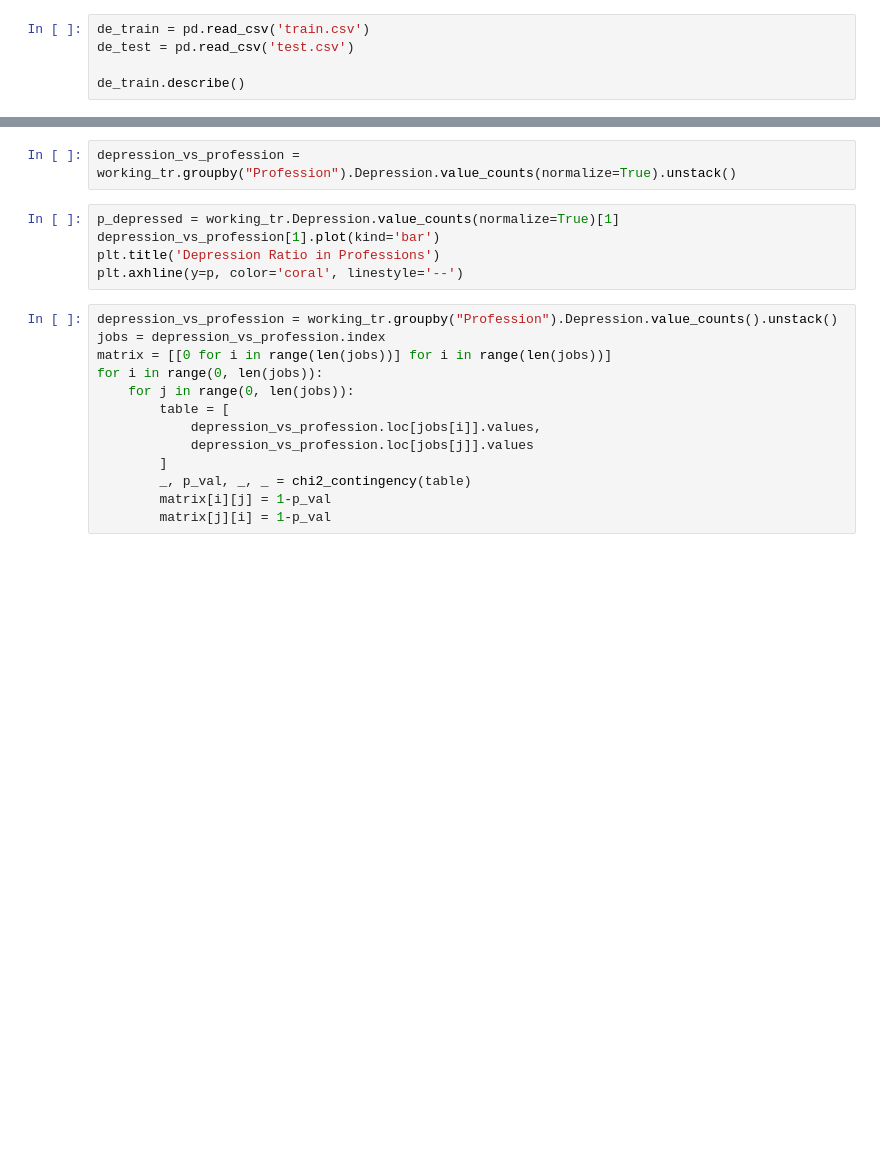
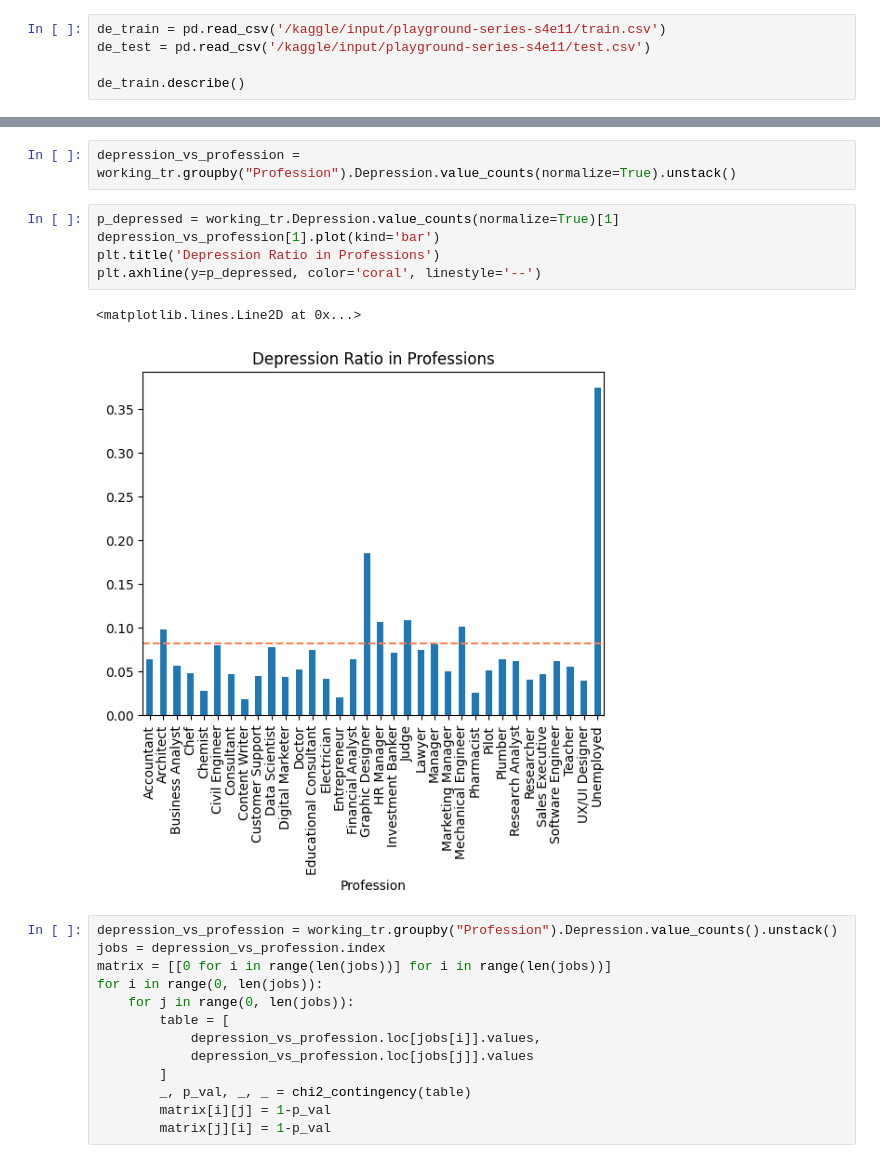
Before and after one commit to Anqi-Wang-aug/kaggle-competition-depression-prediction, a Jupyter notebook: script.ipynb, the cells around one changed output, grey strips where cells are left out. Cells and saved outputs as stored; diff of their text form; blank space fills up the shorter version.

```diff
--- a/script.ipynb
+++ b/script.ipynb
@@ -7,7 +9,7 @@ import seaborn as sns
 # %% [markdown]
 # load the dataset
 # %%
-de_train = pd.read_csv('train.csv')
-de_test = pd.read_csv('test.csv')
+de_train = pd.read_csv('/kaggle/input/playground-series-s4e11/train.csv')
+de_test = pd.read_csv('/kaggle/input/playground-series-s4e11/test.csv')
 
 de_train.describe()
@@ -480,8 +986,11 @@ depression_vs_profession = working_tr.groupby("Profession").Depression.value_cou
 # %%
 p_depressed = working_tr.Depression.value_counts(normalize=True)[1]
 depression_vs_profession[1].plot(kind='bar')
 plt.title('Depression Ratio in Professions')
-plt.axhline(y=p, color='coral', linestyle='--')
+plt.axhline(y=p_depressed, color='coral', linestyle='--')
+# %% [output]
+<matplotlib.lines.Line2D at 0x...>
+[figure, added]
 # %%
 depression_vs_profession = working_tr.groupby("Profession").Depression.value_counts().unstack()
 jobs = depression_vs_profession.index
```
Also changed, not shown: parts of 175 cells of this notebook.
